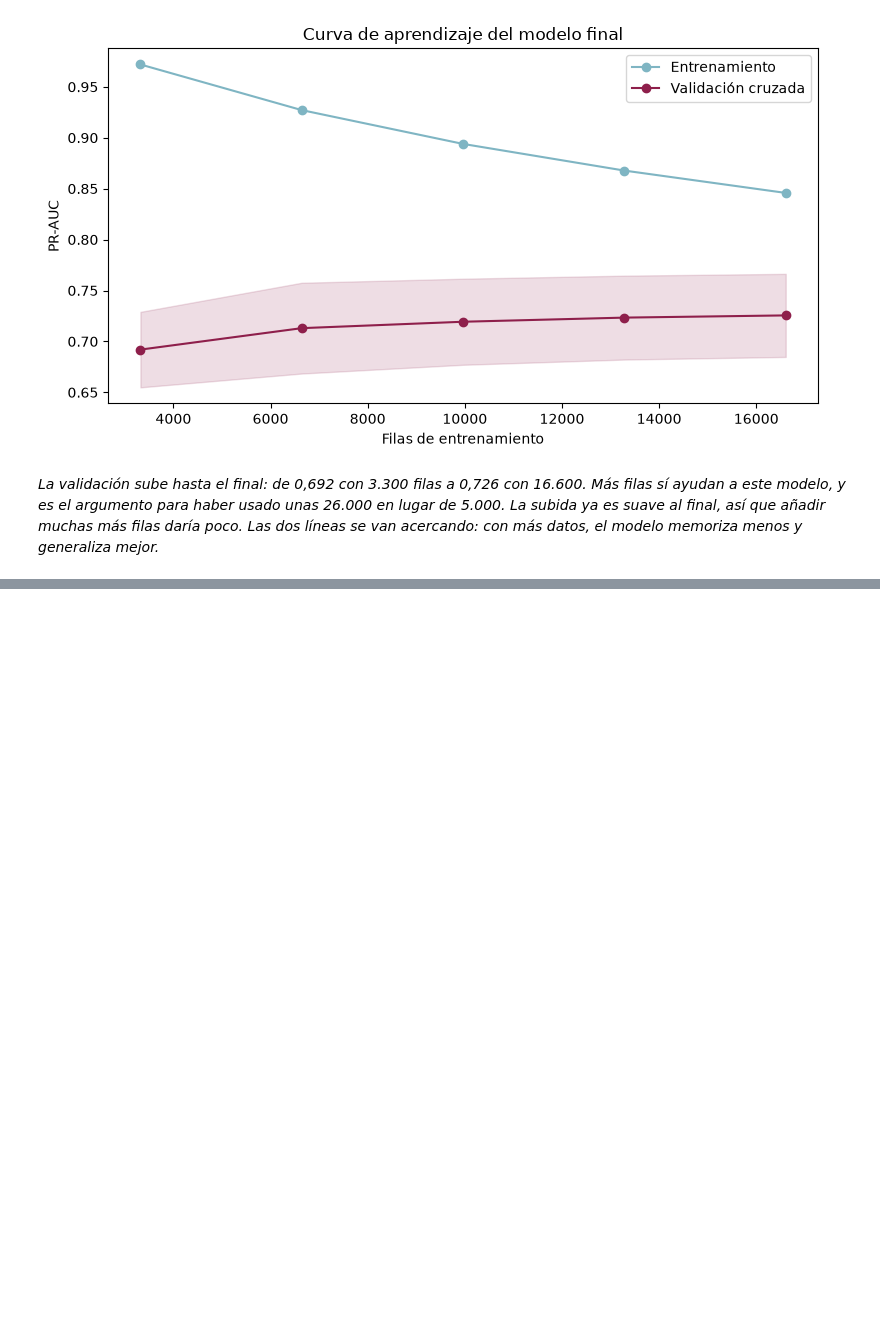
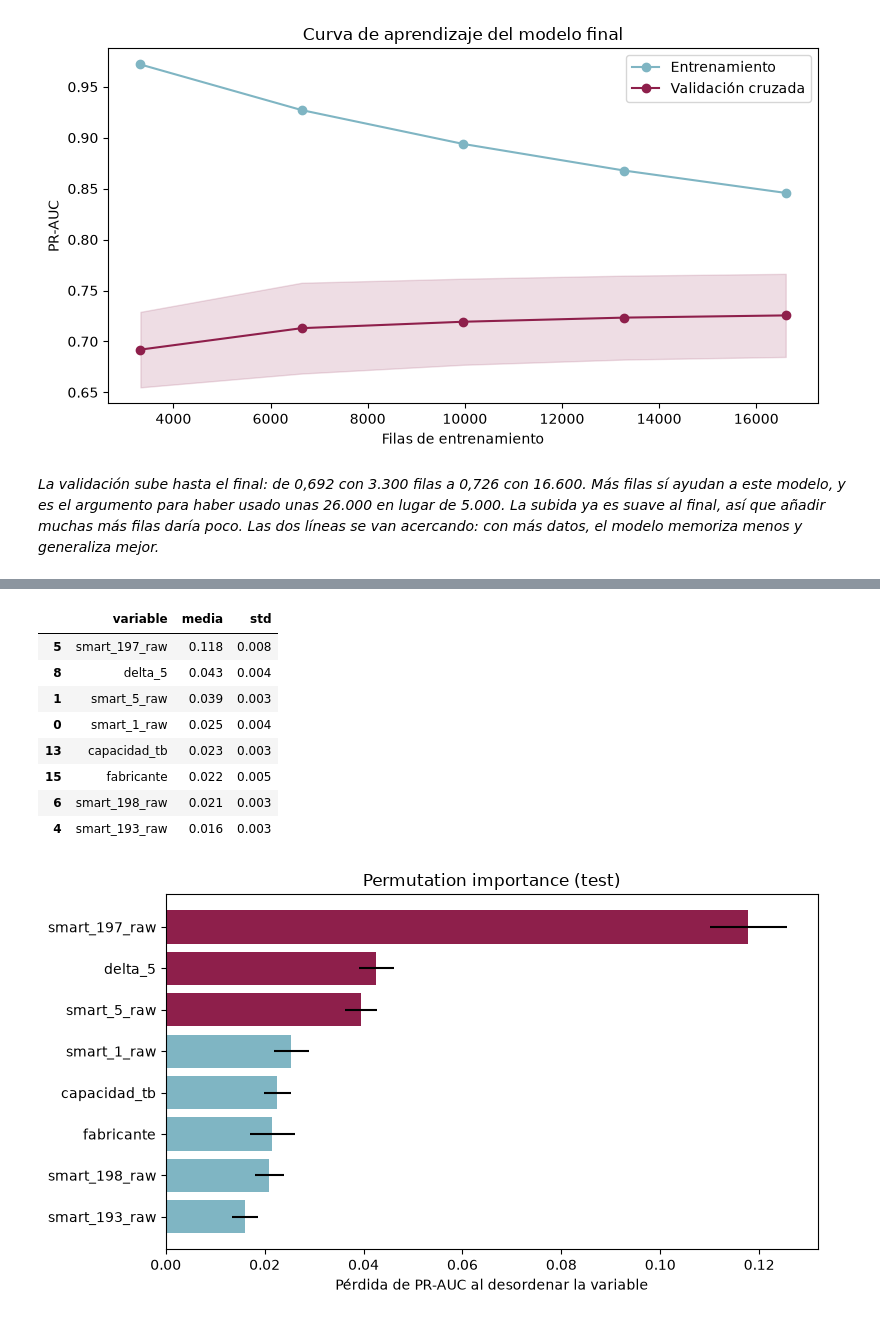
Before and after one commit to Sheilalbgar/uptime-guard, a Jupyter notebook: notebooks/03_Entrenamiento_Evaluacion.ipynb, the cells around one changed output, grey strips where cells are left out. Saved outputs shown, nothing was run; the diff lists cells and outputs as text; code cells hidden in the pictures; blank space fills up the shorter version.

```diff
--- a/notebooks/03_Entrenamiento_Evaluacion.ipynb
+++ b/notebooks/03_Entrenamiento_Evaluacion.ipynb
@@ -401,0 +569,22 @@ pd.DataFrame({"filas": tamanos, "pr_auc_validacion": val_sc.mean(axis = 1).round
+# %%
+imp = permutation_importance(modelo_final, X_test, y_test, scoring = "average_precision", n_repeats = 10, random_state = 42)
+importancias = pd.DataFrame({"variable": X_test.columns, "media": imp.importances_mean, "std": imp.importances_std})
+importancias = importancias.sort_values("media").tail(8)
+plt.figure(figsize = (8, 4.5))
+plt.barh(importancias["variable"], importancias["media"], xerr = importancias["std"],
+         color = ["#8E1F4B" if v >= importancias["media"].iloc[-3] else "#7FB5C3" for v in importancias["media"]])
+plt.xlabel("Pérdida de PR-AUC al desordenar la variable")
+plt.title("Permutation importance (test)")
+plt.tight_layout()
+importancias.sort_values("media", ascending = False).round(3)
+# %% [output]
+|  | variable | media | std |
+| 5 | smart_197_raw | 0.118 | 0.008 |
+| 8 | delta_5 | 0.043 | 0.004 |
+| 1 | smart_5_raw | 0.039 | 0.003 |
+| 0 | smart_1_raw | 0.025 | 0.004 |
+| 13 | capacidad_tb | 0.023 | 0.003 |
+| 15 | fabricante | 0.022 | 0.005 |
+| 6 | smart_198_raw | 0.021 | 0.003 |
+| 4 | smart_193_raw | 0.016 | 0.003 |
+[figure, added]
```
Also changed, not shown: parts of 35 cells of this notebook, 4 other files.
